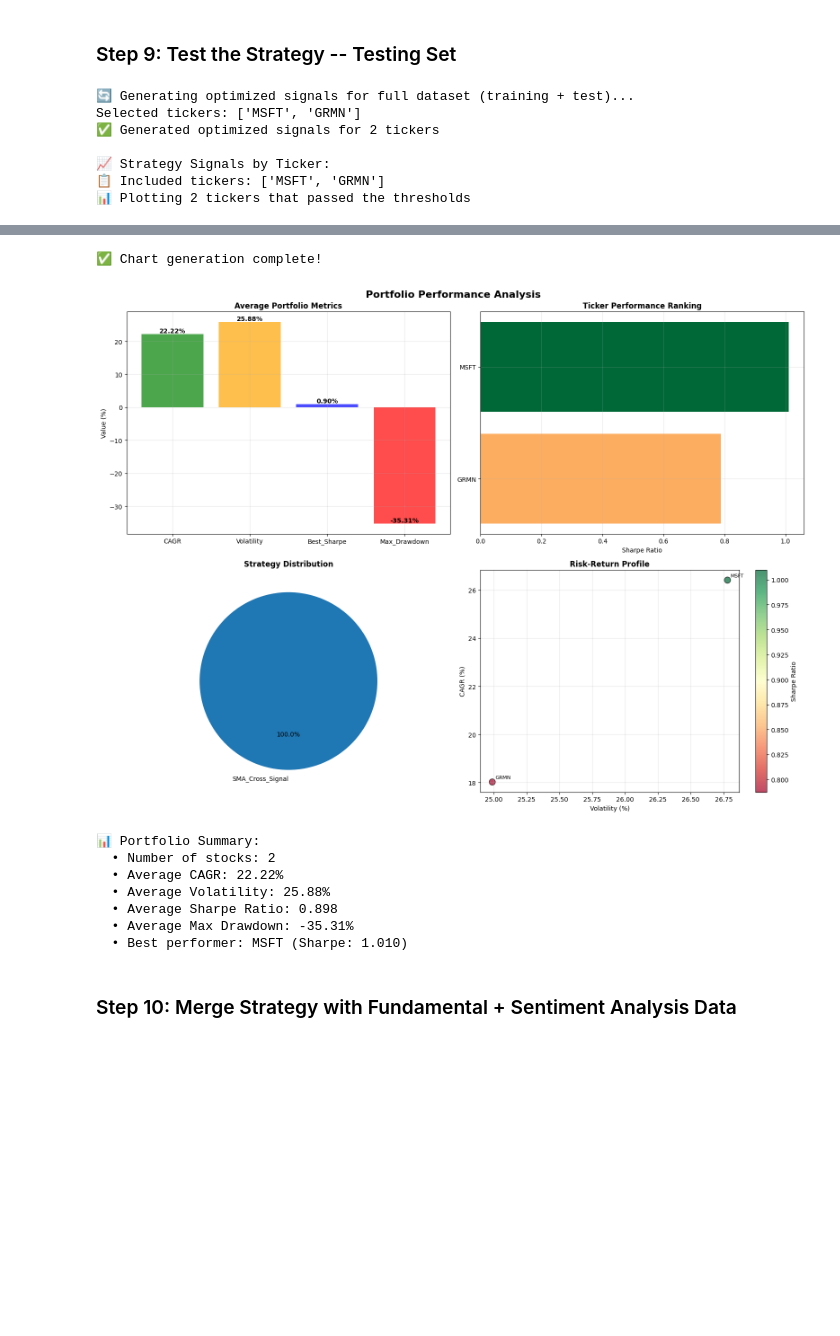
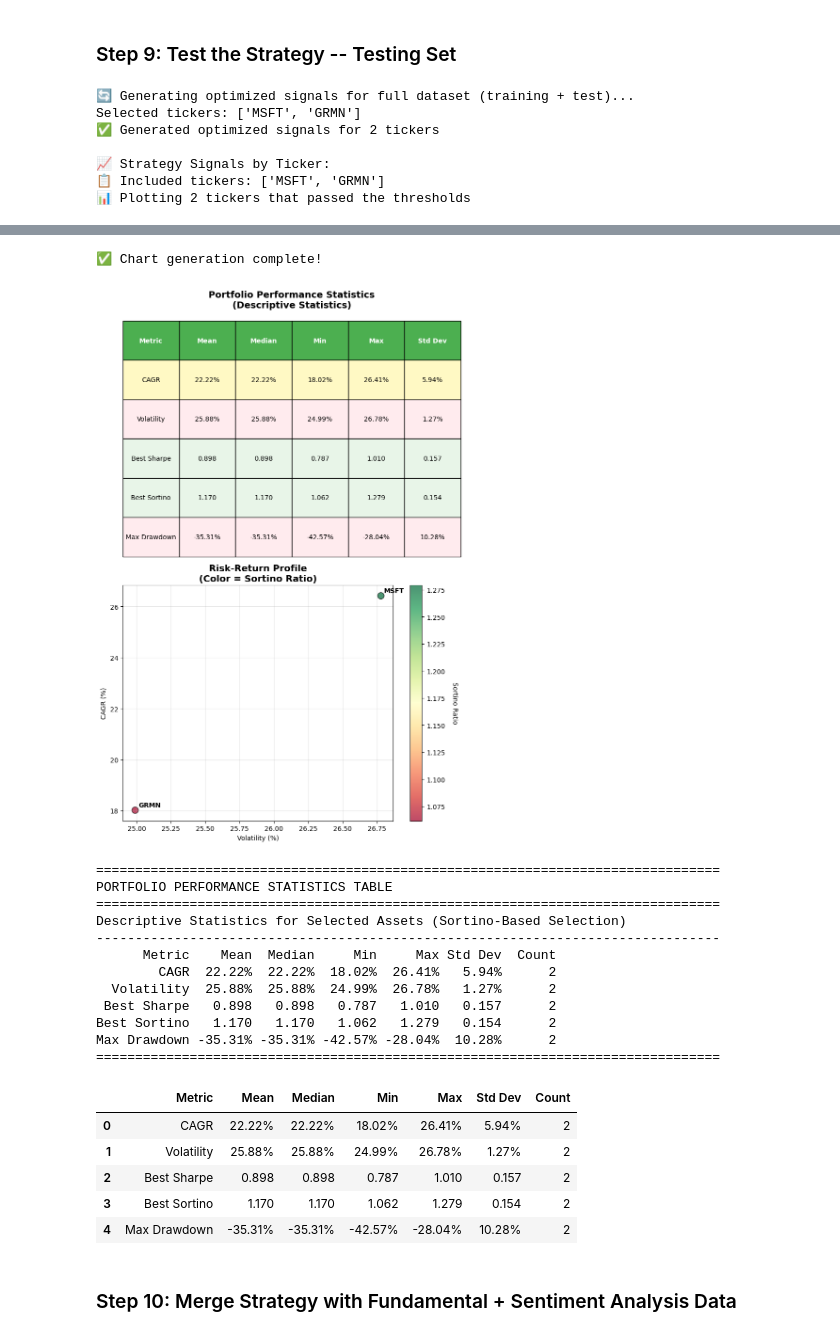
Before and after one commit to renan-peres/mfin-algo-trading-team, a Jupyter notebook: 02_short_term_portfolio.ipynb, the cells around one changed output, grey strips where cells are left out. Saved outputs shown, nothing was run; the diff lists cells and outputs as text; code cells hidden in the pictures; blank space fills up the shorter version.

```diff
--- a/02_short_term_portfolio.ipynb
+++ b/02_short_term_portfolio.ipynb
@@ -347,13 +346,13 @@ Testing period: 2023-05-30 00:00:00 to 2025-05-30 00:00:00
 # %%
-from py.technical_analysis import find_optimal_portfolio_with_parameter_optimization, plot_optimization_metrics, plot_optimization_heatmaps
+from py.technical_analysis import find_optimal_portfolio_with_parameter_optimization, plot_optimization_heatmaps
 
 # Fast optimization (uses all CPU cores by default)
 optimization_results = find_optimal_portfolio_with_parameter_optimization(
-    quotes=training_set,
-    min_cagr=0.1,
-    max_volatility=0.3,
-    max_stocks=2,
-    n_jobs=4  # Specify number of processes, or None for auto
+    quotes= training_set,
+    # min_cagr= 0.1,           # Minimum 10% annual return
+    max_volatility= 0.3,     # Maximum 30% volatility
+    max_stocks= 2,           # Top 2 stocks by Sortino ratio
+    n_jobs= 4                # Parallel processing cores
 )
 
 # Access results
@@ -396,7 +395,7 @@ from py.technical_analysis import plot_portfolio_performance, plot_complete_stra
 # Generate and plot complete strategy analysis
 plot_complete_strategy_analysis(optimization_results, quotes, training_set, test_set, cols=1) # 1 column layout (vertical stack)
 # plot_complete_strategy_analysis(optimization_results, quotes, training_set, test_set, cols=2, rows=2) # Fixed 2x2 grid
-plot_portfolio_performance(optimization_summary)
+plot_portfolio_performance(optimization_summary, cols=1, rows=2)  # 1 column layout (vertical stack)
 # %% [output]
 🔄 Generating optimized signals for full dataset (training + test)...
 Selected tickers: ['MSFT', 'GRMN']
@@ -409,12 +408,23 @@ Selected tickers: ['MSFT', 'GRMN']
 ✅ Chart generation complete!
-[figure, old version]
+[figure, new version]
-📊 Portfolio Summary:
-  • Number of stocks: 2
-  • Average CAGR: 22.22%
-  • Average Volatility: 25.88%
-  • Average Sharpe Ratio: 0.898
-  • Average Max Drawdown: -35.31%
-  • Best performer: MSFT (Sharpe: 1.010)
+================================================================================
+PORTFOLIO PERFORMANCE STATISTICS TABLE
+================================================================================
+Descriptive Statistics for Selected Assets (Sortino-Based Selection)
+--------------------------------------------------------------------------------
+      Metric    Mean  Median     Min     Max Std Dev  Count
+        CAGR  22.22%  22.22%  18.02%  26.41%   5.94%      2
+  Volatility  25.88%  25.88%  24.99%  26.78%   1.27%      2
+ Best Sharpe   0.898   0.898   0.787   1.010   0.157      2
+Best Sortino   1.170   1.170   1.062   1.279   0.154      2
+Max Drawdown -35.31% -35.31% -42.57% -28.04%  10.28%      2
+================================================================================
+|  | Metric | Mean | Median | Min | Max | Std Dev | Count |
+| 0 | CAGR | 22.22% | 22.22% | 18.02% | 26.41% | 5.94% | 2 |
+| 1 | Volatility | 25.88% | 25.88% | 24.99% | 26.78% | 1.27% | 2 |
+| 2 | Best Sharpe | 0.898 | 0.898 | 0.787 | 1.010 | 0.157 | 2 |
+| 3 | Best Sortino | 1.170 | 1.170 | 1.062 | 1.279 | 0.154 | 2 |
+| 4 | Max Drawdown | -35.31% | -35.31% | -42.57% | -28.04% | 10.28% | 2 |
 # %% [markdown]
 ### Step 10: Merge Strategy with Fundamental + Sentiment Analysis Data
 # %%
```
Also changed, not shown: parts of 9 cells of this notebook, 2 other files.
